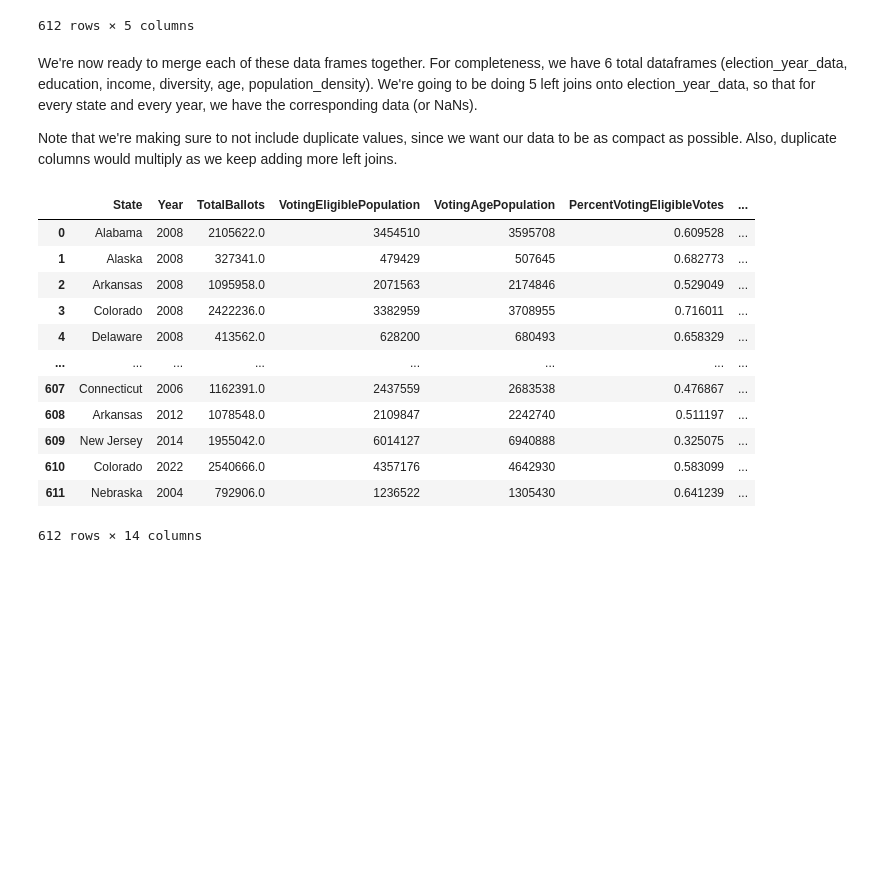
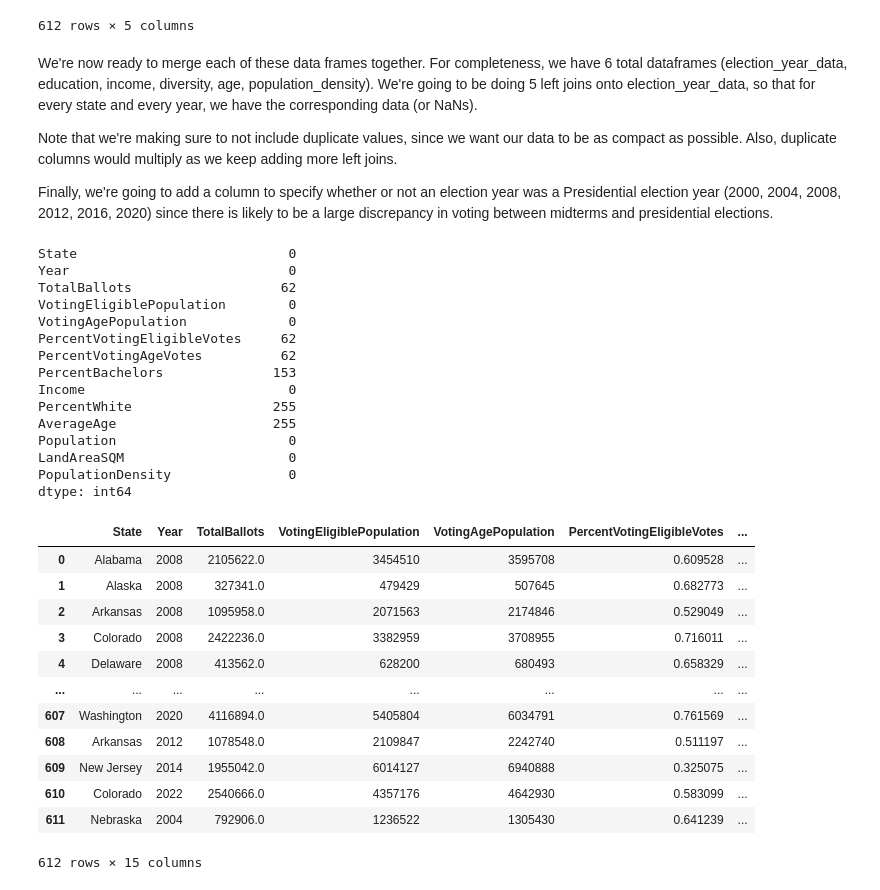
Before and after one commit to nikhilc52/info2950, a Jupyter notebook: ElectionDemographics.ipynb, the cells around one changed output. Saved outputs shown, nothing was run; the diff lists cells and outputs as text; code cells hidden in the pictures; blank space fills up the shorter version.

```diff
--- a/ElectionDemographics.ipynb
+++ b/ElectionDemographics.ipynb
@@ -304,6 +324,8 @@ population_density
 We're now ready to merge each of these data frames together. For completeness, we have 6 total dataframes (election_year_data, education, income, diversity, age, population_density). We're going to be doing 5 left joins onto election_year_data, so that for every state and every year, we have the corresponding data (or NaNs).
 
 Note that we're making sure to not include duplicate values, since we want our data to be as compact as possible. Also, duplicate columns would multiply as we keep adding more left joins.
+
+Finally, we're going to add a column to specify whether or not an election year was a Presidential election year (2000, 2004, 2008, 2012, 2016, 2020) since there is likely to be a large discrepancy in voting between midterms and presidential elections.
 # %%
 #merging everything together
 #left join election_year_data with education
@@ -324,38 +346,56 @@ election_demographics = duckdb.sql("""SELECT election_demographics.*, PercentWhi
                                    LEFT JOIN diversity
                                    ON election_demographics.State = diversity.Location
                                    AND election_demographics.Year = diversity.Year""").df()
 #left join election_demographics with age
 election_demographics = duckdb.sql("""SELECT election_demographics.*, AverageAge
                                    FROM election_demographics
                                    LEFT JOIN age ON election_demographics.State = age.Location
                                    AND election_demographics.Year = age.Year""").df()
 #left join election_demographics with population_density
 election_demographics = duckdb.sql("""SELECT election_demographics.*,
                                    Population, LandAreaSQM, PopulationDensity
                                    FROM election_demographics
                                    LEFT JOIN population_density
                                    ON election_demographics.State = population_density.Name
                                    AND election_demographics.Year = population_density.Year""").df()
 #verify that the number of NAs is appropriate
 # (since some entire years are missing, thus might appear too high, but there are still plenty of real values)
-election_demographics.isna().sum()
+print(election_demographics.isna().sum())
+
+#add a presidential election column - T if presidential, F if not
+election_demographics['Presidential'] = (election_demographics['Year'] % 4) == 0
 
 #write it to a csv as a backup
-#election_demographics.to_csv('data/election_demographics.csv')
+# election_demographics.to_csv('data/election_demographics.csv')
 
 #print the data to verify accuracy
 election_demographics
 # %% [output]
+State                           0
+Year                            0
+TotalBallots                   62
+VotingEligiblePopulation        0
+VotingAgePopulation             0
+PercentVotingEligibleVotes     62
+PercentVotingAgeVotes          62
+PercentBachelors              153
+Income                          0
+PercentWhite                  255
+AverageAge                    255
+Population                      0
+LandAreaSQM                     0
+PopulationDensity               0
+dtype: int64
 |  | State | Year | TotalBallots | VotingEligiblePopulation | VotingAgePopulation | PercentVotingEligibleVotes | ... |
 | 0 | Alabama | 2008 | 2105622.0 | 3454510 | 3595708 | 0.609528 | ... |
 | 1 | Alaska | 2008 | 327341.0 | 479429 | 507645 | 0.682773 | ... |
 | 2 | Arkansas | 2008 | 1095958.0 | 2071563 | 2174846 | 0.529049 | ... |
 | 3 | Colorado | 2008 | 2422236.0 | 3382959 | 3708955 | 0.716011 | ... |
 | 4 | Delaware | 2008 | 413562.0 | 628200 | 680493 | 0.658329 | ... |
 | ... | ... | ... | ... | ... | ... | ... | ... |
-| 607 | Connecticut | 2006 | 1162391.0 | 2437559 | 2683538 | 0.476867 | ... |
+| 607 | Washington | 2020 | 4116894.0 | 5405804 | 6034791 | 0.761569 | ... |
 | 608 | Arkansas | 2012 | 1078548.0 | 2109847 | 2242740 | 0.511197 | ... |
 | 609 | New Jersey | 2014 | 1955042.0 | 6014127 | 6940888 | 0.325075 | ... |
 | 610 | Colorado | 2022 | 2540666.0 | 4357176 | 4642930 | 0.583099 | ... |
 | 611 | Nebraska | 2004 | 792906.0 | 1236522 | 1305430 | 0.641239 | ... |
-612 rows × 14 columns
+612 rows × 15 columns
```
Also changed, not shown: parts of 19 cells of this notebook, 2 other files.
